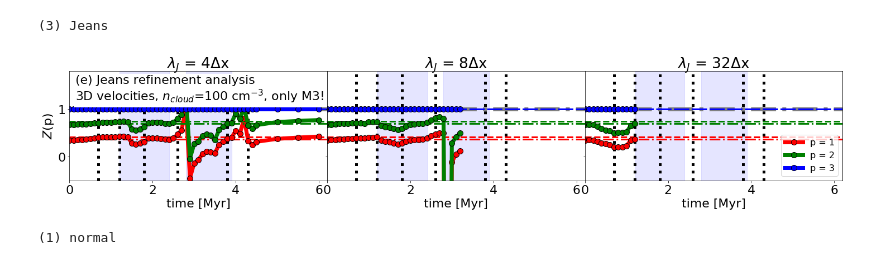
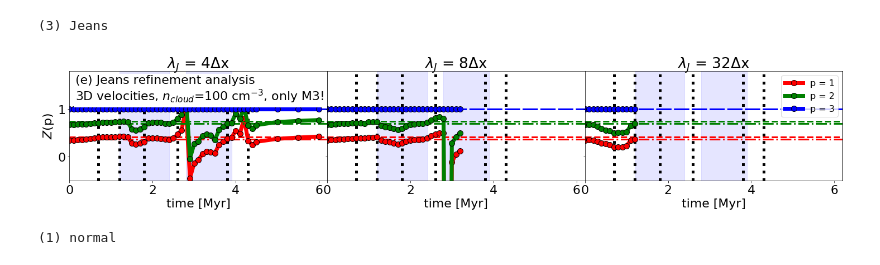
Before and after one commit to ba29534/chira2018, a Jupyter notebook: pics/old_plotz.ipynb, the cells around one changed output. Saved outputs shown, nothing was run; the diff lists cells and outputs as text; code cells hidden in the pictures.

```diff
--- a/pics/old_plotz.ipynb
+++ b/pics/old_plotz.ipynb
@@ -59,7 +59,6 @@ for ijeans in range(len(fjeans)):
     dvsf = ('%svsfhr%s/' % (dturb,fjeans[ijeans]))
     cloud = fcloud[0]
 
-    ax[ijeans].plot(np.array(xlim),np.zeros(len(xlim))+1.0,color='grey',ls='-.',lw=lw)
     ax[ijeans].set_xlim(xlim)
     ax[ijeans].set_ylim(ylimzeta)
     if(ijeans == 0): ax[ijeans].set_ylabel('$Z$(p)')
@@ -71,34 +70,34 @@ for ijeans in range(len(fjeans)):
 
 
     ifile = glob((dvsf+'zeta_fitted_%s.out' % cloud))[0]
     time,zeta1,zeta2,zeta3 = np.array([]),np.array([]),np.array([]),np.array([])
     time,zeta1,zeta2,zeta3 = np.loadtxt(ifile,skiprows=1,usecols=(0,1,2,3),unpack=True)
 
     for p in range(1,4):
         ax[ijeans].plot(xlim,np.zeros(2)+zboldyrev(p),ls='--',lw=lw-4,color=color[p-1])
         ax[ijeans].plot(xlim,np.zeros(2)+zshe(p),ls='-.',lw=lw-4,color=color[p-1])
 
         if(p==1): zetap = zeta1
         if(p==2): zetap = zeta2
         if(p==3): zetap = zeta3
         zetap = zetap/zeta3
         ax[ijeans].plot(time,zetap,ms=ms,lw=lw,color=color[p-1],marker='o',ls='-',markeredgecolor='black',label=('p = %i' % p))
 
 
     ax[ijeans].set_title('$\lambda_J$ = %i$\Delta$x' % (int(fjeans[ijeans]) ))
     ax[ijeans].set_xlabel('time [Myr]')
     if(ijeans == 0):
         txtstr = "(e) Jeans refinement analysis\n3D velocities, $n_{cloud}$=100 cm$^{-3}$, only M3!"
         ax[ijeans].text(0.15,1.7,txtstr,alpha=1.0,backgroundcolor="white",verticalalignment='top')
     if(ijeans == 2): ax[ijeans].legend(loc=0,fontsize=16)
 
 fig.tight_layout(pad=0.8)
 fig.subplots_adjust(wspace=0)
 fig.subplots_adjust(hspace=0)
 fig.savefig('z_jeans.pdf')
 # %% [output]
 (3) Jeans
-[figure, old version]
+[figure, new version]
 # %%
 print('(1) normal')
 
```
Also changed, not shown: 9 other files.
